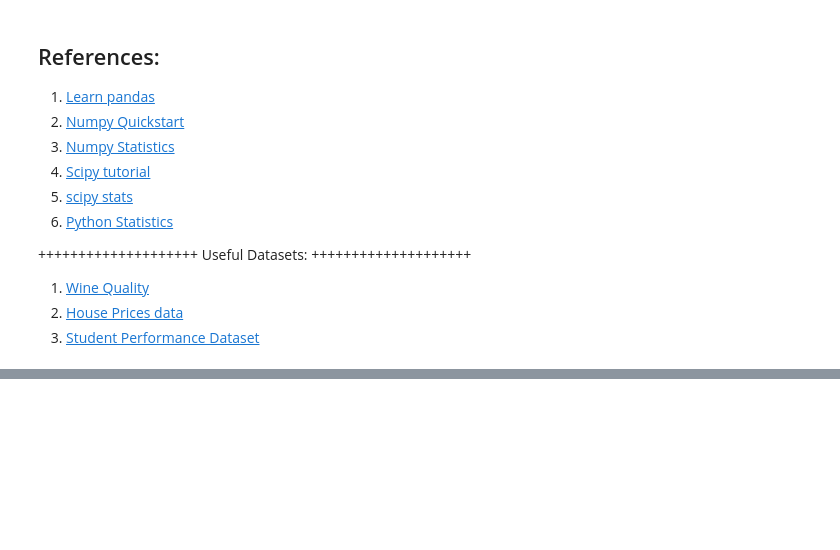
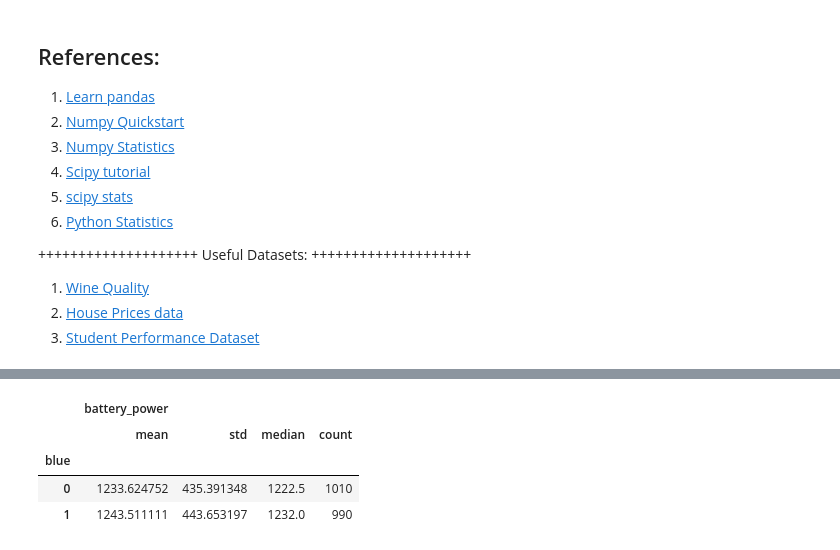
Before and after one commit to harnalashok/general, a Jupyter notebook: statistics_with_python.ipynb, the cells around one changed output, grey strips where cells are left out. Drawn from its saved outputs; the diff is of its cells as text; code cells hidden in the pictures; blank space fills up the shorter version.

```diff
--- a/statistics_with_python.ipynb
+++ b/statistics_with_python.ipynb
@@ -47,0 +87,8 @@ pd.read_csv(p)
+# %%
+data[['blue', 'battery_power']].groupby(['blue']).aggregate(['mean', 'std', 'median', 'count' ])
+# %% [output]
+|  | battery_power |  |  |  |
+|  | mean | std | median | count |
+| blue |  |  |  |  |
+| 0 | 1233.624752 | 435.391348 | 1222.5 | 1010 |
+| 1 | 1243.511111 | 443.653197 | 1232.0 | 990 |
```
Also changed, not shown: parts of 18 cells of this notebook.
